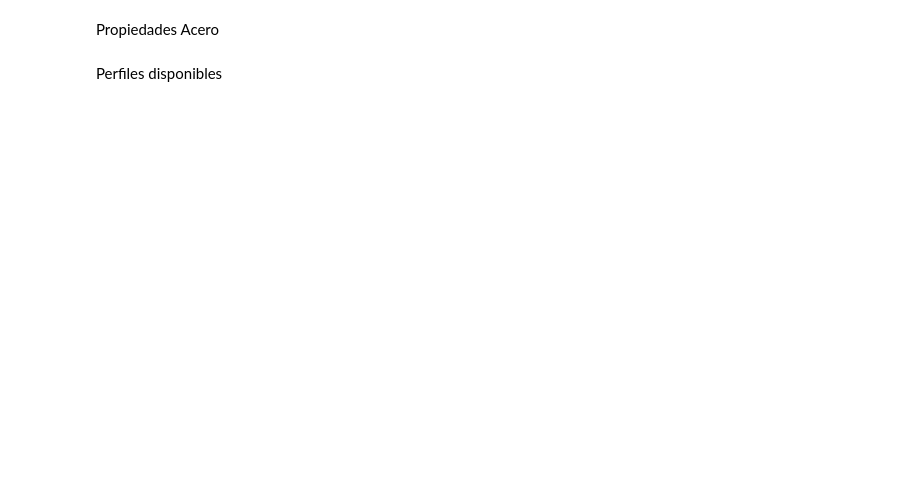
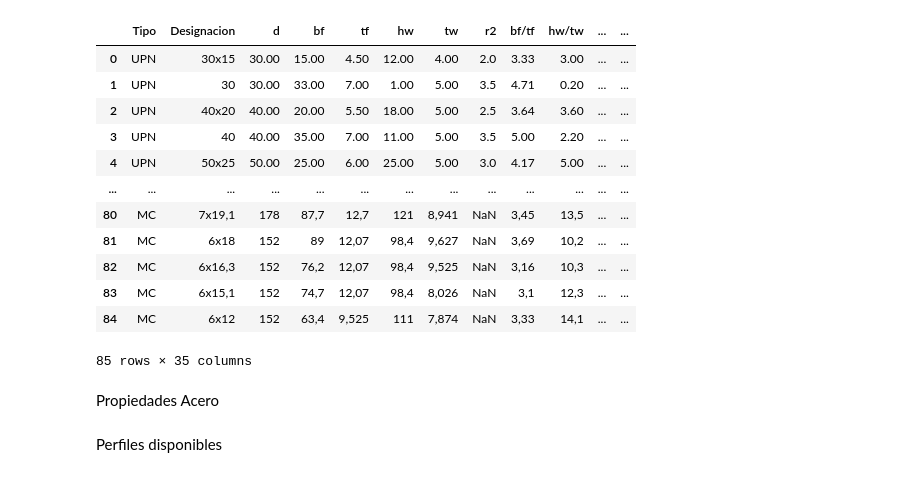
Before and after one commit to agustdiez/cirsoc301, a Jupyter notebook: clase_perfil.ipynb, the cells around one changed output. Saved outputs shown, nothing was run; the diff lists cells and outputs as text; code cells hidden in the pictures; blank space fills up the shorter version.

```diff
--- a/clase_perfil.ipynb
+++ b/clase_perfil.ipynb
@@ -25,0 +11,3 @@ df
+# %%
+df_u = pd.read_csv('database/Tabla_CANAL.csv',sep = ",")
+df_u = df_u.copy()
@@ -26,3 +30,19 @@ df
+# %%
+df_u
+# %% [output]
+|  | Tipo | Designacion | d | bf | tf | hw | tw | r2 | bf/tf | hw/tw | ... | ... |
+| 0 | UPN | 30x15 | 30.00 | 15.00 | 4.50 | 12.00 | 4.00 | 2.0 | 3.33 | 3.00 | ... | ... |
+| 1 | UPN | 30 | 30.00 | 33.00 | 7.00 | 1.00 | 5.00 | 3.5 | 4.71 | 0.20 | ... | ... |
+| 2 | UPN | 40x20 | 40.00 | 20.00 | 5.50 | 18.00 | 5.00 | 2.5 | 3.64 | 3.60 | ... | ... |
+| 3 | UPN | 40 | 40.00 | 35.00 | 7.00 | 11.00 | 5.00 | 3.5 | 5.00 | 2.20 | ... | ... |
+| 4 | UPN | 50x25 | 50.00 | 25.00 | 6.00 | 25.00 | 5.00 | 3.0 | 4.17 | 5.00 | ... | ... |
+| ... | ... | ... | ... | ... | ... | ... | ... | ... | ... | ... | ... | ... |
+| 80 | MC | 7x19,1 | 178 | 87,7 | 12,7 | 121 | 8,941 | NaN | 3,45 | 13,5 | ... | ... |
+| 81 | MC | 6x18 | 152 | 89 | 12,07 | 98,4 | 9,627 | NaN | 3,69 | 10,2 | ... | ... |
+| 82 | MC | 6x16,3 | 152 | 76,2 | 12,07 | 98,4 | 9,525 | NaN | 3,16 | 10,3 | ... | ... |
+| 83 | MC | 6x15,1 | 152 | 74,7 | 12,07 | 98,4 | 8,026 | NaN | 3,1 | 12,3 | ... | ... |
+| 84 | MC | 6x12 | 152 | 63,4 | 9,525 | 111 | 7,874 | NaN | 3,33 | 14,1 | ... | ... |
+85 rows × 35 columns
 # %% [markdown]
 Propiedades Acero
 # %%
```
Also changed, not shown: parts of 11 cells of this notebook, 1 other file.
